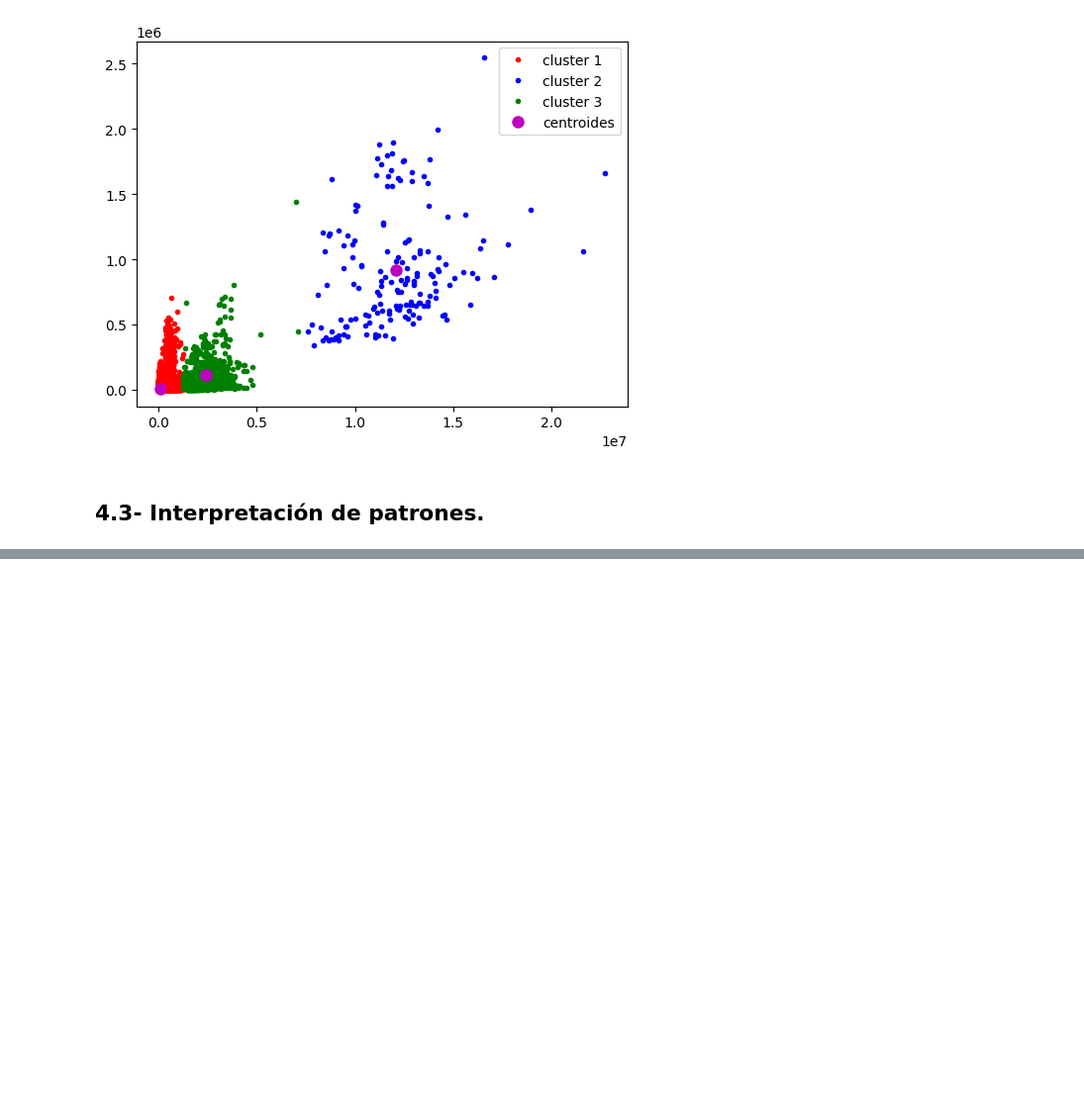
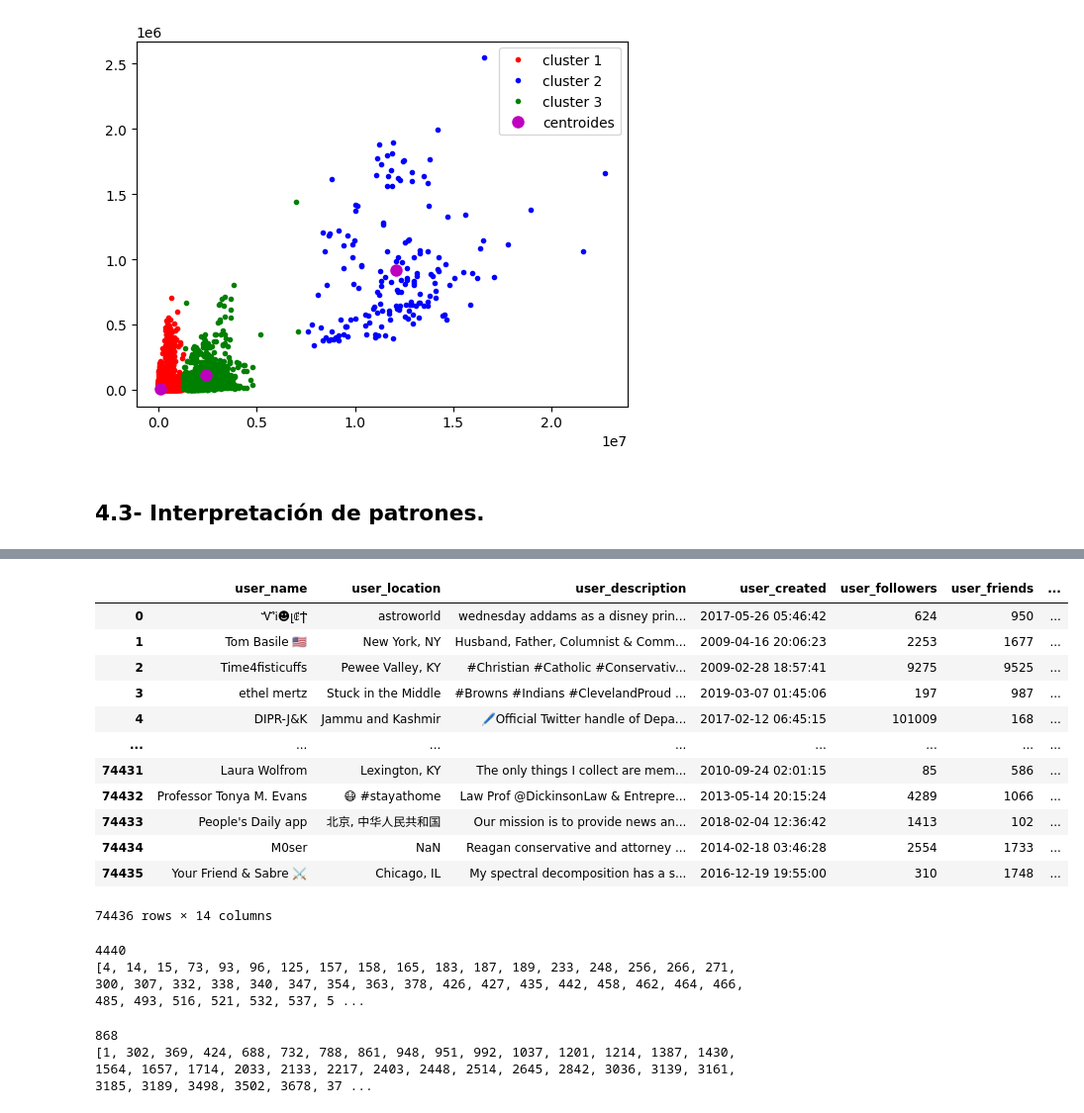
Before and after one commit to AvenDani/trabajoAnalitica, a Jupyter notebook: TC1002S.ipynb, the cells around one changed output, grey strips where cells are left out. Shown at 99% size. Drawn from its saved outputs; the diff is of its cells as text; code cells hidden in the pictures; blank space fills up the shorter version.

```diff
--- a/TC1002S.ipynb
+++ b/TC1002S.ipynb
@@ -479,0 +553,44 @@ plt.show()
+# %%
+dfc['Year'] = pd.DatetimeIndex(dfc['user_created']).year
+dfc['Year']
+dfc
+# %% [output]
+|  | user_name | user_location | user_description | user_created | user_followers | user_friends | ... |
+| 0 | ᏉᎥ☻լꂅϮ | astroworld | wednesday addams as a disney prin... | 2017-05-26 05:46:42 | 624 | 950 | ... |
+| 1 | Tom Basile 🇺🇸 | New York, NY | Husband, Father, Columnist & Comm... | 2009-04-16 20:06:23 | 2253 | 1677 | ... |
+| 2 | Time4fisticuffs | Pewee Valley, KY | #Christian #Catholic #Conservativ... | 2009-02-28 18:57:41 | 9275 | 9525 | ... |
+| 3 | ethel mertz | Stuck in the Middle | #Browns #Indians #ClevelandProud ... | 2019-03-07 01:45:06 | 197 | 987 | ... |
+| 4 | DIPR-J&K | Jammu and Kashmir | 🖊️Official Twitter handle of Depa... | 2017-02-12 06:45:15 | 101009 | 168 | ... |
+| ... | ... | ... | ... | ... | ... | ... | ... |
+| 74431 | Laura Wolfrom | Lexington, KY | The only things I collect are mem... | 2010-09-24 02:01:15 | 85 | 586 | ... |
+| 74432 | Professor Tonya M. Evans | 😷 #stayathome | Law Prof @DickinsonLaw & Entrepre... | 2013-05-14 20:15:24 | 4289 | 1066 | ... |
+| 74433 | People's Daily app | 北京, 中华人民共和国 | Our mission is to provide news an... | 2018-02-04 12:36:42 | 1413 | 102 | ... |
+| 74434 | M0ser | NaN | Reagan conservative and attorney ... | 2014-02-18 03:46:28 | 2554 | 1733 | ... |
+| 74435 | Your Friend & Sabre ⚔️ | Chicago, IL | My spectral decomposition has a s... | 2016-12-19 19:55:00 | 310 | 1748 | ... |
+74436 rows × 14 columns
+# %%
+counter=0
+i_bots=[]
+for i in range(len(dfc)):
+    #print(dfc.iloc[i]['user_name'])
+    if dfc.iloc[i]["user_verified"]==False and dfc.iloc[i]["user_followers"]>dfc.iloc[i]["user_friends"]*4 and dfc.iloc[i]["Year"]>2015:
+        i_bots.append(i)
+        counter=counter+1
+print(counter)
+print(i_bots)
+# %% [output]
+4440
+[4, 14, 15, 73, 93, 96, 125, 157, 158, 165, 183, 187, 189, 233, 248, 256, 266, 271, 300, 307, 332, 338, 340, 347, 354, 363, 378, 426, 427, 435, 442, 458, 462, 464, 466, 485, 493, 516, 521, 532, 537, 5 ...
+# %%
+i_real=[]
+counter=0
+for i in range(len(dfc)):
+    if dfc.iloc[i]["user_verified"]==True and dfc.iloc[i]["user_followers"]<dfc.iloc[i]["user_friends"]*4 and dfc.iloc[i]["Year"]<2015:
+        i_real.append(i)
+        counter=counter+1;
+
+print(counter)
+print(i_real)
+# %% [output]
+868
+[1, 302, 369, 424, 688, 732, 788, 861, 948, 951, 992, 1037, 1201, 1214, 1387, 1430, 1564, 1657, 1714, 2033, 2133, 2217, 2403, 2448, 2514, 2645, 2842, 3036, 3139, 3161, 3185, 3189, 3498, 3502, 3678, 37 ...
```
Also changed, not shown: parts of 16 cells of this notebook.
